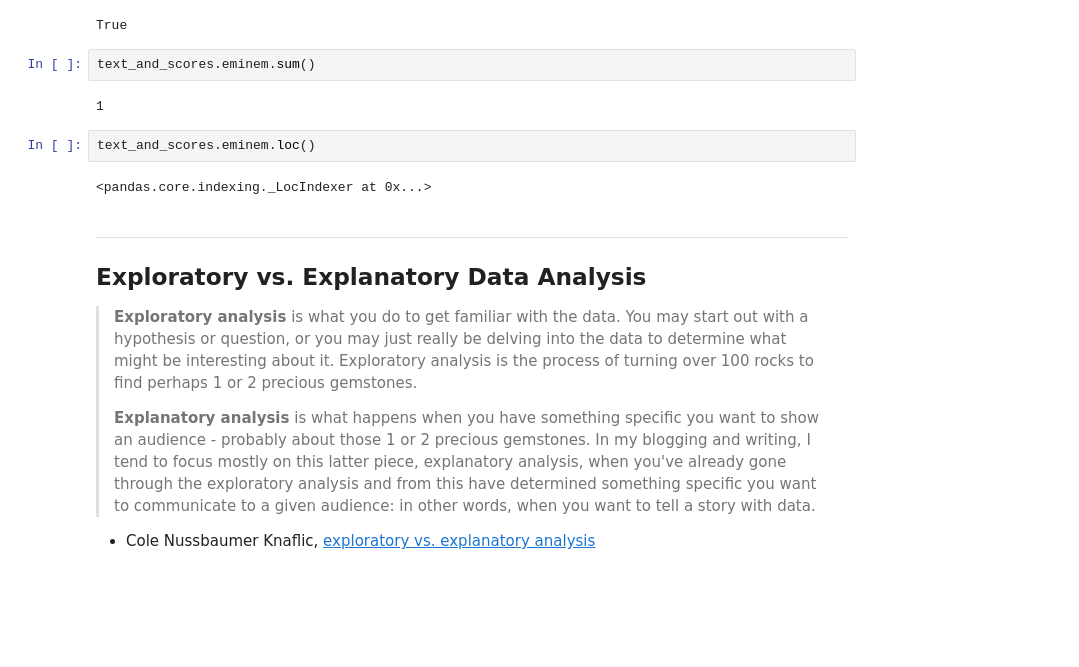
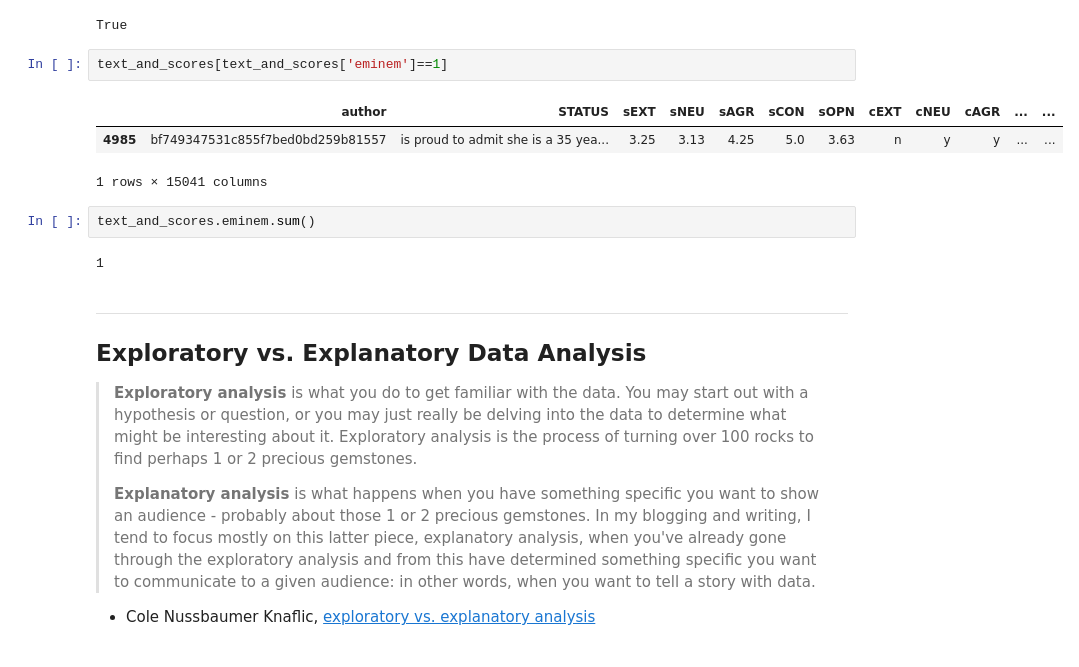
Before and after one commit to cotica/facebook-status-parser, a Jupyter notebook: lab-5-02-NLP-personality-types-starter-code.ipynb, the cells around one changed output. Cells and saved outputs as stored; diff of their text form; blank space fills up the shorter version.

Commit message:
found eminem, ma

```diff
--- a/lab-5-02-NLP-personality-types-starter-code.ipynb
+++ b/lab-5-02-NLP-personality-types-starter-code.ipynb
@@ -840,14 +840,16 @@ The focus here is on "explore" -- you might not find anything of particular inte
 'eminem' in text_and_scores.columns
 # %% [output]
 True
+# %%
+text_and_scores[text_and_scores['eminem']==1]
+# %% [output]
+|  | author | STATUS | sEXT | sNEU | sAGR | sCON | sOPN | cEXT | cNEU | cAGR | ... | ... |
+| 4985 | bf749347531c855f7bed0bd259b81557 | is proud to admit she is a 35 yea... | 3.25 | 3.13 | 4.25 | 5.0 | 3.63 | n | y | y | ... | ... |
+1 rows × 15041 columns
 # %%
 text_and_scores.eminem.sum()
 # %% [output]
 1
-# %%
-text_and_scores.eminem.loc()
-# %% [output]
-<pandas.core.indexing._LocIndexer at 0x...>
 # %% [markdown]
 ---
 
```
